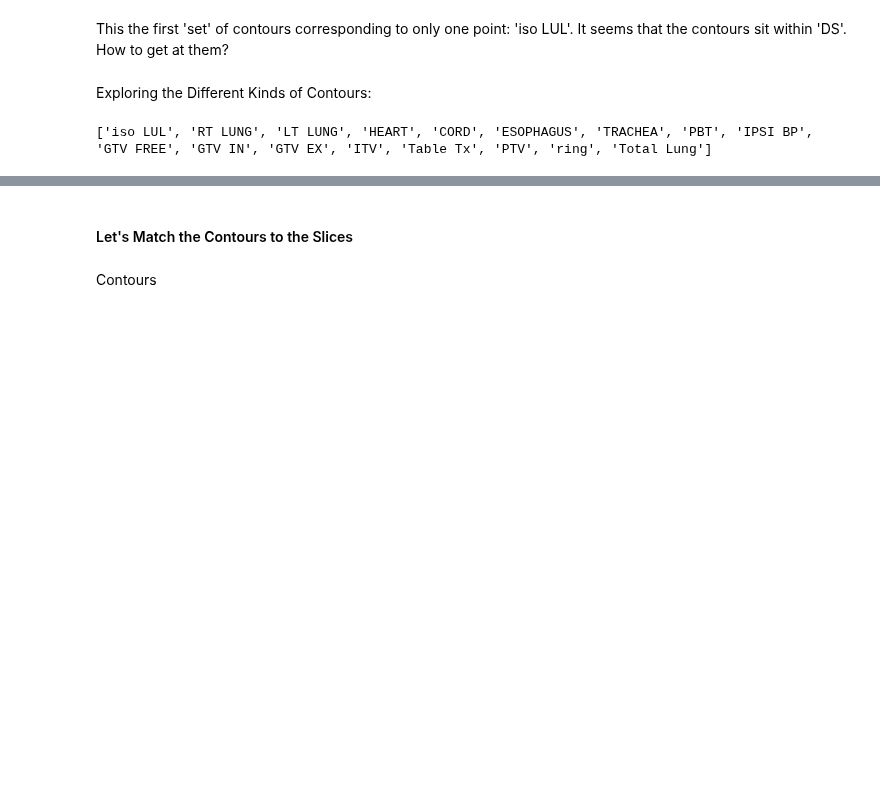
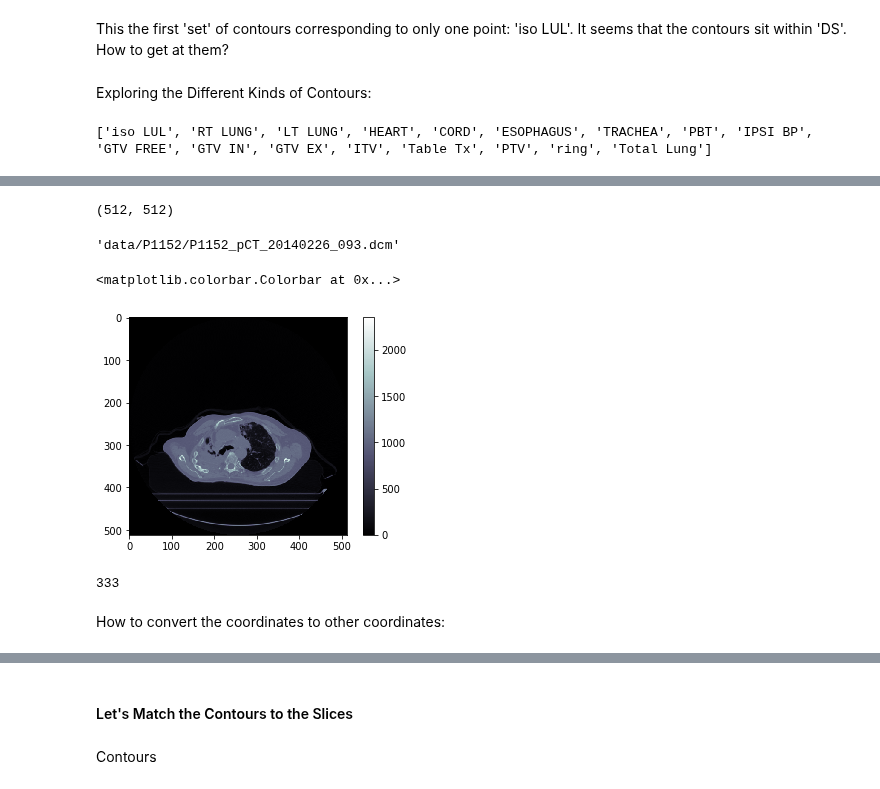
Before and after one commit to sdoken/pydicom_rtstruct_contour_mapping, a Jupyter notebook: may.ipynb, the cells around one changed output, grey strips where cells are left out. Drawn from its saved outputs; the diff is of its cells as text; code cells hidden in the pictures; blank space fills up the shorter version.

Commit message:
calculated the pixel numbers for the contour points and other stuff i did today

```diff
--- a/may.ipynb
+++ b/may.ipynb
@@ -132,0 +195,5 @@ print(roi_names)
+# %%
+current_uid = cffas.ROIContourSequence[9].ContourSequence[0].ContourImageSequence[0].ReferencedSOPInstanceUID
+found_filename = uid_to_filename_map[current_uid] # correct image
+
+found_filename
@@ -132,0 +212,25 @@ print(roi_names)
+# %%
+pixel_array_of_first_contour.shape
+# %% [output]
+(512, 512)
+# %%
+found_filename
+# %% [output]
+'data/P1152/P1152_pCT_20140226_093.dcm'
+# %%
+data_file_of_last_slice_of_CT_scan = pydicom.dcmread(found_filename)
+pixel_array = data_file_of_last_slice_of_CT_scan.pixel_array #pixel array of ct scan
+# %%
+pixel_array
+
+plt.imshow(pixel_array, cmap=plt.cm.bone)  # i like the cm.heat
+plt.colorbar()
+# %% [output]
+<matplotlib.colorbar.Colorbar at 0x...>
+[figure, added]
+# %%
+len(cffas.ROIContourSequence[9].ContourSequence[0].ContourData)
+# %% [output]
+333
+# %% [markdown]
+How to convert the coordinates to other coordinates:
```
Also changed, not shown: parts of 70 cells of this notebook.
